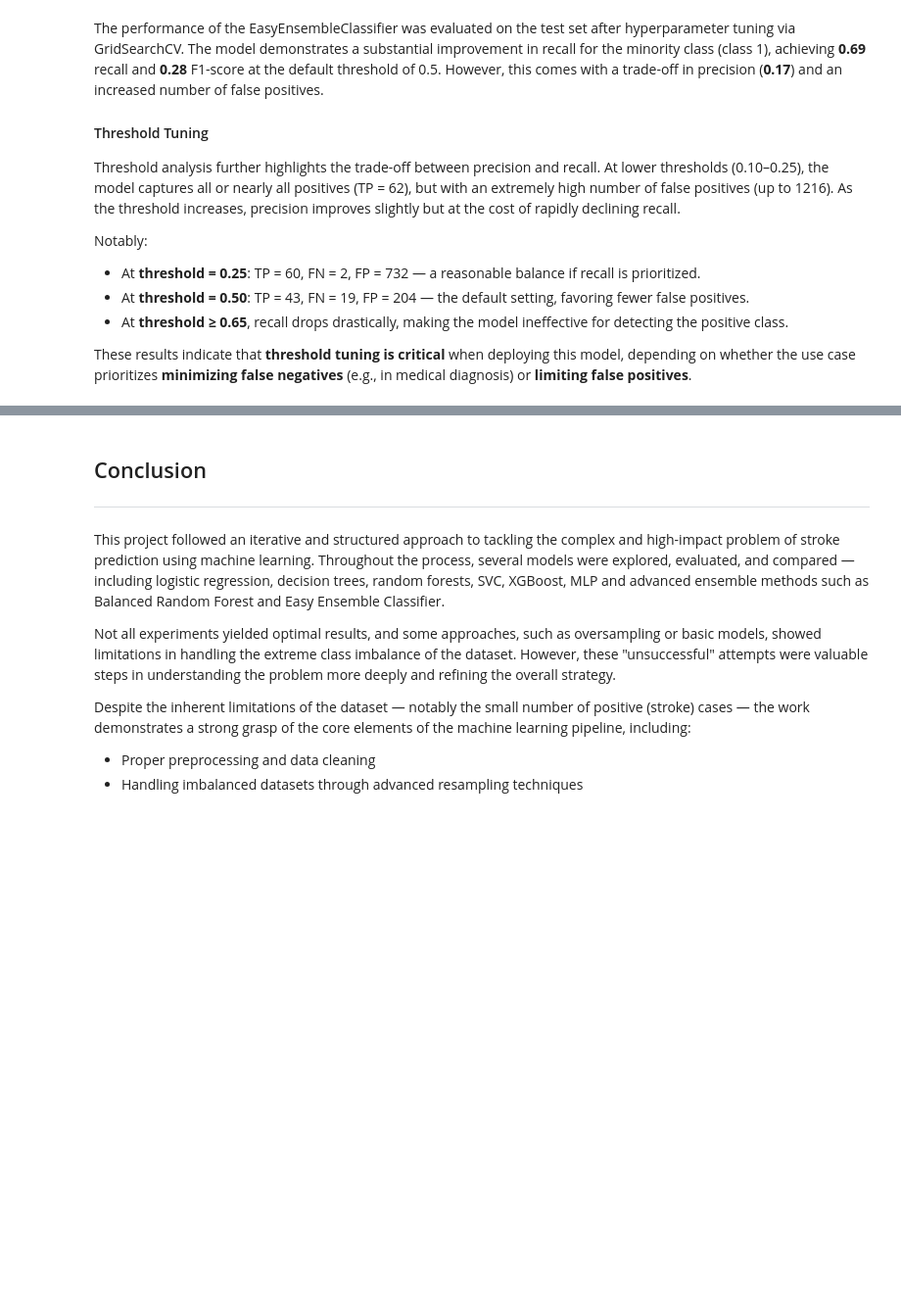
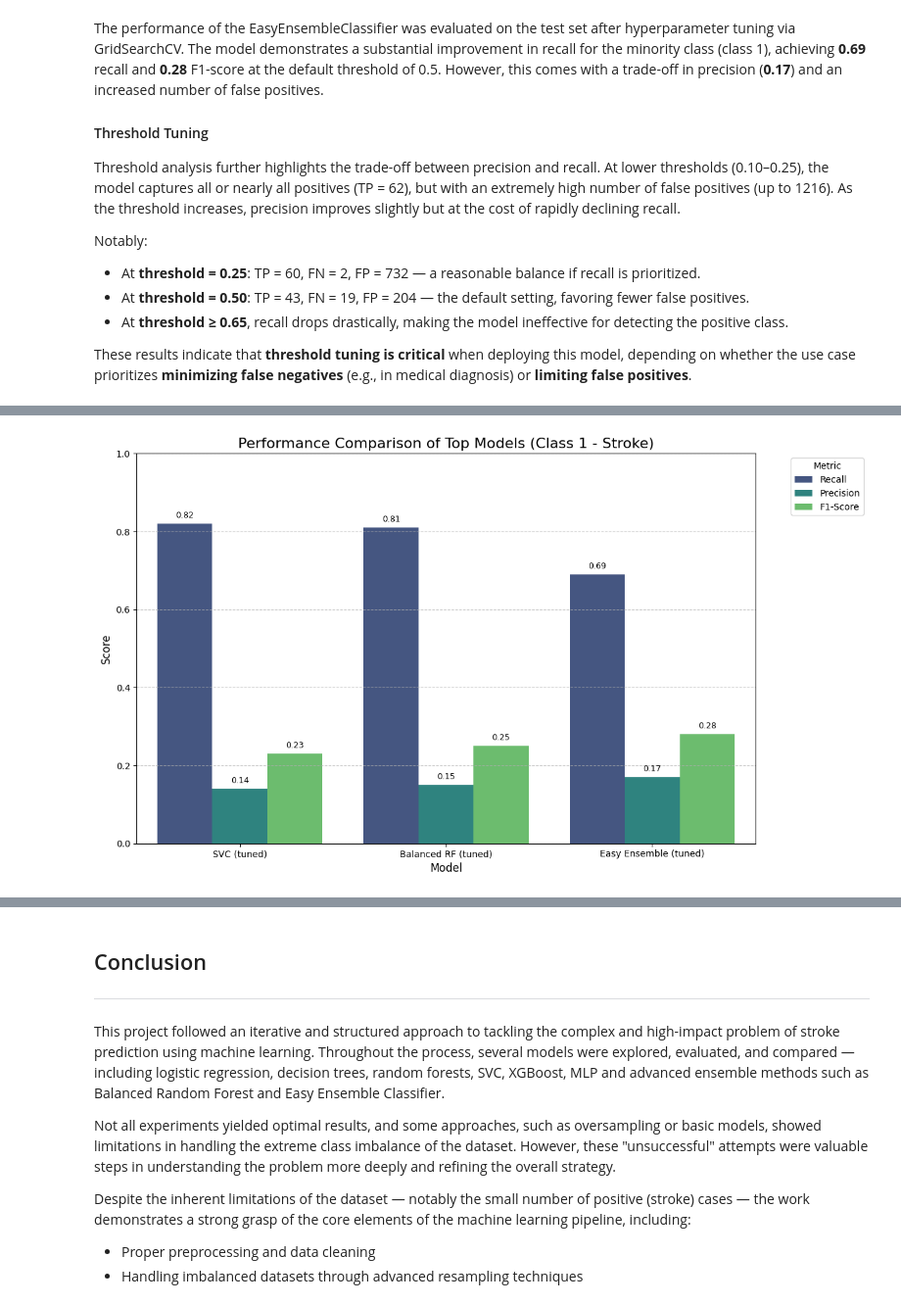
Before and after one commit to AlessandroConte/stroke-prediction, a Jupyter notebook: Stroke_Prediction_Final.ipynb, the cells around one changed output, grey strips where cells are left out. Shown at 98% size. Drawn from its saved outputs; the diff is of its cells as text; code cells hidden in the pictures; blank space fills up the shorter version.

Commit message:
Update "final model selection" section

```diff
--- a/Stroke_Prediction_Final.ipynb
+++ b/Stroke_Prediction_Final.ipynb
@@ -1625,0 +1610,63 @@ Considering the goal of **early stroke risk detection** and **minimizing false n
+# %%
+# Data for the top models taken from your updated "Top Models – Summary Table"
+# Including 'Precision' as it's a key metric for comparison.
+data = {
+    'Model': ['SVC (tuned)', 'Balanced RF (tuned)', 'Easy Ensemble (tuned)'],
+    'Accuracy': [0.740, 0.770, 0.830],
+    'Precision': [0.14, 0.15, 0.17],
+    'Recall': [0.82, 0.81, 0.69],
+    'F1-Score': [0.23, 0.25, 0.28]
+}
+df_top_models = pd.DataFrame(data)
+
+# Prepare data for the grouped bar plot
+# Use 'melt' to transform the DataFrame into a 'long' format suitable for seaborn
+# Include only the metrics we want to visualize in the bar chart: Recall, Precision, F1-Score
+df_melted = df_top_models.melt(id_vars='Model', var_name='Metric', value_name='Score',
+                                 value_vars=['Recall', 'Precision', 'F1-Score'])
+
+plt.figure(figsize=(12, 7)) # Slightly increased figure size for better readability
+
+# Create the grouped bar plot
+ax = sns.barplot(x='Model', y='Score', hue='Metric', data=df_melted, palette='viridis')
+
+# Add a meaningful title
+plt.title('Performance Comparison of Top Models (Class 1 - Stroke)', fontsize=16)
+
+# Add axis labels
+plt.ylabel('Score', fontsize=12)
+plt.xlabel('Model', fontsize=12)
+
+# Set Y-axis limits from 0 to 1, as these are score metrics
+plt.ylim(0, 1.0)
+
+# Add the legend
+plt.legend(title='Metric', bbox_to_anchor=(1.05, 1), loc='upper left', fontsize=10)
+
+# Add a grid for easier readability
+plt.grid(axis='y', linestyle='--', alpha=0.7)
+
+# Ensure X-axis labels are not rotated unnecessarily
+plt.xticks(rotation=0)
+
+# Add numerical labels on top of each bar
+for p in ax.patches:
+    # Check if the bar has a significant height before annotating
+    if p.get_height() > 0.01:  # Use a small threshold like 0.01 to filter out nearly-zero height patches
+        ax.annotate(f'{p.get_height():.2f}', # Format the value to 2 decimal places
+                    (p.get_x() + p.get_width() / 2., p.get_height()), # Position x, y
+                    ha='center', va='center', # Alignment
+                    xytext=(0, 9), # Offset text slightly above the bar
+                    textcoords='offset points',
+                    fontsize=9)
+
+# Optimize layout to prevent overlaps
+plt.tight_layout()
+
+# Save the plot as an image (useful for README or embedding in the notebook)
+plt.savefig('top_models_performance_bar_chart_with_values.png')
+
+# Display the plot
+plt.show()
+# %% [output]
+[figure, added]
```
Also changed, not shown: parts of 6 cells of this notebook.
